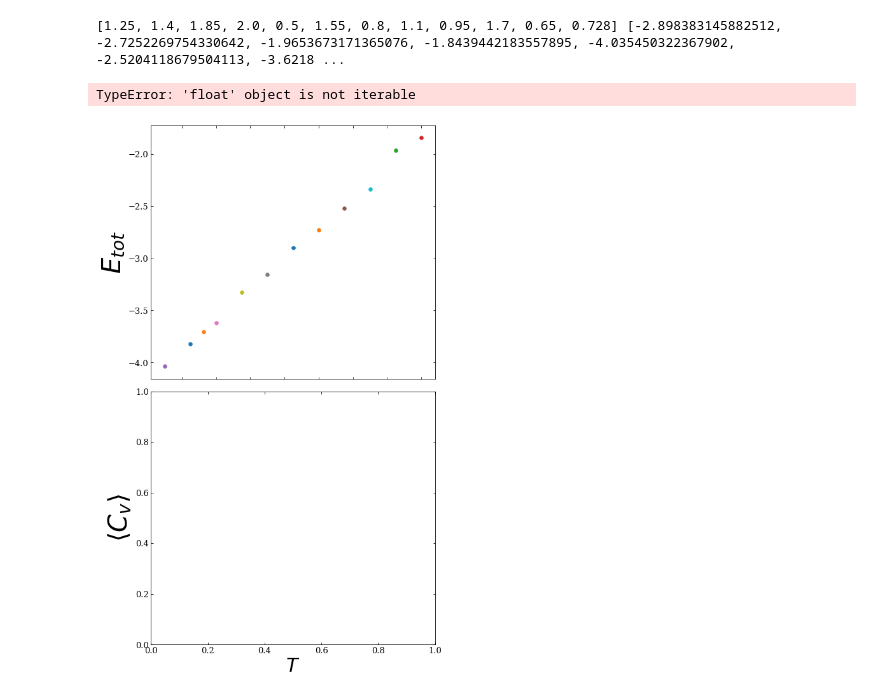
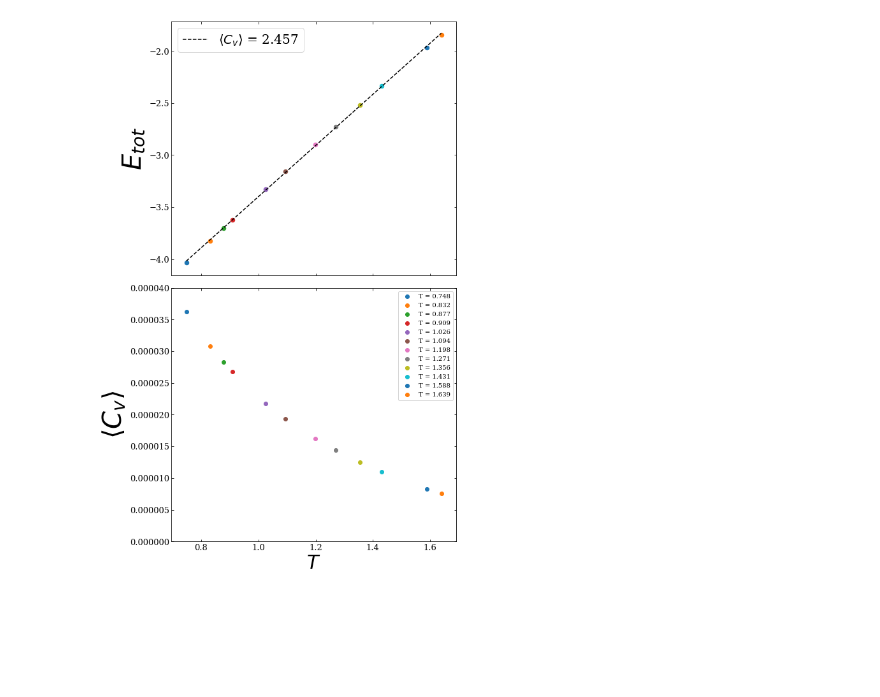
Before and after one commit to EnzoDOT/Fisica-Computacional, a Jupyter notebook: MD/Problema1B.ipynb, the cells around one changed output. Saved outputs shown, nothing was run; the diff lists cells and outputs as text; code cells hidden in the pictures; blank space fills up the shorter version.

```diff
--- a/MD/Problema1B.ipynb
+++ b/MD/Problema1B.ipynb
@@ -43,7 +43,7 @@ ax2=plt.subplot(2,1, 2)#, gridspec_kw={"width_ratios":1})
 fig.subplots_adjust(wspace=0, hspace=0.05)
 #ax1.set_xlim(0.05,1.)
 #ax1.set_ylim(2.2,2.6)
-#ax2.set_xlim(0.05,1.)
+ax2.set_ylim(0.0,0.00004)
 #ax2.set_ylim(0.,0.7)
 ax1.tick_params(which="both",direction='in', bottom="on", top="on", left="on", right="on")
 ax2.tick_params(which="both",direction='in', bottom="on", top="on", left="on", right="on")
@@ -52,12 +52,26 @@ ax1.set_ylabel(r'$E_{tot}$',fontsize=40)
 ax2.set_ylabel(r'$\left \langle C _{v} \right \rangle$',fontsize=40)
 ax2.set_xlabel(r'$T$',fontsize=30)
 
+
+
 appendT = []
 appendE = []
 
+folder_path = '/home/pedro/Desktop/Fisica-Computacional-master/MD/corridas/Data/'
+for filename in sorted(glob.glob(os.path.join(folder_path,'Treal'+'_'+'*.dat'))):
+    dataDMO = pd.read_table(filename, header=None, sep="\s+")
+    ken        =dataDMO.iloc[:,0]
+    En         =dataDMO.iloc[:,1]
+    x=ken
+    y=En
+    Tprom=np.mean(En)
+    appendT.append(Tprom)
+
+
+counter = -1
 
 folder_path = '/home/pedro/Desktop/Fisica-Computacional-master/MD/corridas/Data/'
-for filename in glob.glob(os.path.join(folder_path,'Etot'+'_'+'*.dat')):
+for filename in sorted(glob.glob(os.path.join(folder_path,'Etot'+'_'+'*.dat'))):
     filenameT=filename.split('=')[3]
     filenameT=filenameT.split('.d')[0]
     Tint=float(filenameT)
@@ -69,49 +83,48 @@ for filename in glob.glob(os.path.join(folder_path,'Etot'+'_'+'*.dat')):
     x=kmag
     y=Mag
     Emean=np.mean(Mag)
-
-    appendT.append(Tint)
     appendE.append(Emean)
 
-    ax1.scatter(Tint, Emean, linewidth=0.5,label=r'T = %.3f' %(Tint))
 
+    counter = counter + 1
 
-cond = (appendT>min(appendT)) & (appendT<max(appendT))
-xFit = appendT[ cond ]
-yFit = appendE[ cond ]
+    ax1.scatter(appendT[counter], Emean, linewidth=1.5)
+x=appendT
+y=appendE
+fit = np.polyfit(x,y,1)
+fit_fn = np.poly1d(fit)
 
-x_new = np.linspace(min(xFit),1.1, num=len(xFit)*10)
-coefs = poly.polyfit(xFit,yFit , 1)
-ffit = poly.polyval(x_new, coefs)
-axes = plt.gca()
-ax1.plot(x_new,ffit, linewidth=1,color='k', label=r'$C_{v} = %.2f$' %(coefs[1]))
+coefs = poly.polyfit(x,y , 1)
 
+ax1.plot(x, fit_fn(x), '--k',label=r'$\left \langle C _{v} \right \rangle$ = %.3f' %(coefs[1]))
+
+counter = -1
 
 
 folder_path = '/home/pedro/Desktop/Fisica-Computacional-master/MD/corridas/Data/'
-for filename in glob.glob(os.path.join(folder_path,'Etot'+'_'+'*.dat')):
+for filename in sorted(glob.glob(os.path.join(folder_path,'Etot'+'_'+'*.dat'))):
     filenameT=filename.split('=')[3]
     filenameT=filenameT.split('.d')[0]
     Tint=float(filenameT)
     dataDMO = pd.read_table(filename, header=None, sep="\s+")
     dataDMO = dataDMO[dataDMO.iloc[:,0].between(0.499, 99.9,inclusive=True)]        #appended_data.append(data)
     ken        =dataDMO.iloc[:,0]
     En         =dataDMO.iloc[:,1]
-    ECv=np.std(En)
+    counter = counter + 1
+    Emean=np.mean(En)
+    ECv=len(En)*(len(En)-len(En)*appendT[counter]*(3.*len(En)/2. - 1. )*(Emean)**(-1.))**(-1.)
 
     x=ken
     y=En
-    ax2.scatter(Tint, ECv, linewidth=1.,label=r'T = %.3f' %(Tint))
+    ax2.scatter(appendT[counter], ECv, linewidth=1.,label=r'T = %.3f' %(appendT[counter]))
 
 
 
-ax1.legend(fontsize=10.)
+ax1.legend(fontsize=20.)
 ax2.legend(fontsize=10.)
 
 
 
 plt.savefig('/home/pedro/Desktop/Fisica-Computacional-master/MD/Cv.pdf', bbox_inches='tight', rasterized=True, dpi=300) ### for publication
 # %% [output]
-[1.25, 1.4, 1.85, 2.0, 0.5, 1.55, 0.8, 1.1, 0.95, 1.7, 0.65, 0.728] [-2.898383145882512, -2.7252269754330642, -1.9653673171365076, -1.8439442183557895, -4.035450322367902, -2.5204118679504113, -3.6218 ...
-TypeError: 'float' object is not iterable
-[figure, old version]
+[figure, new version]
```
Also changed, not shown: 5 other files.
